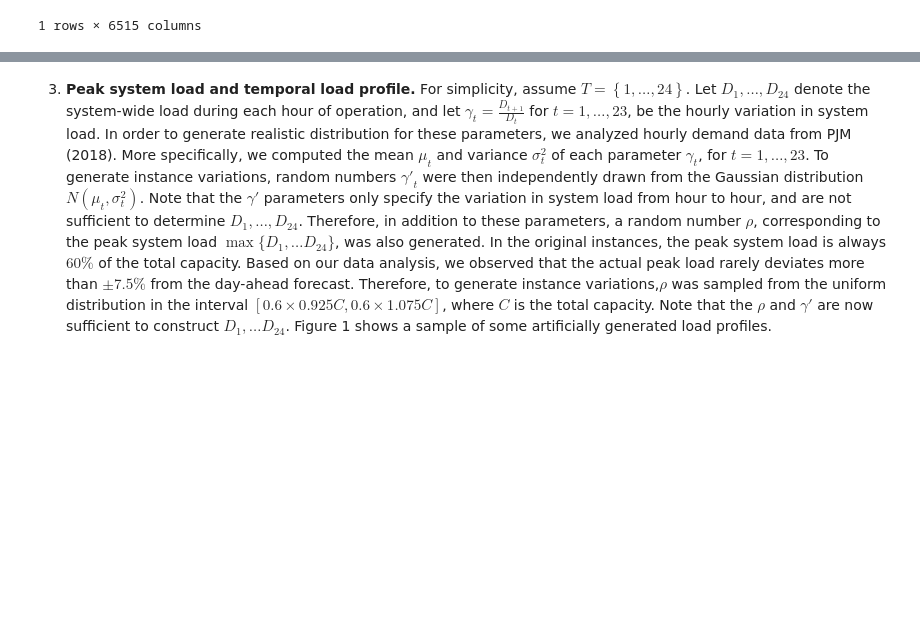
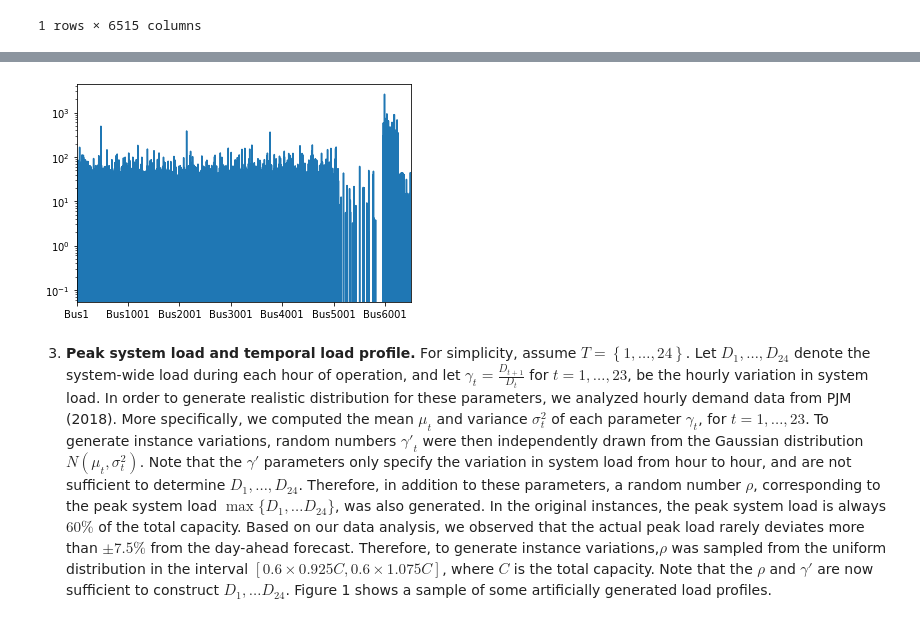
Before and after one commit to djinnome/Xavier2019, a Jupyter notebook: Xavier2019.ipynb, the cells around one changed output, grey strips where cells are left out. Saved outputs shown, nothing was run; the diff lists cells and outputs as text; code cells hidden in the pictures; blank space fills up the shorter version.

```diff
--- a/Xavier2019.ipynb
+++ b/Xavier2019.ipynb
@@ -313,3 +285,9 @@ matpower[case].load
+# %%
+geo_load[i].plot(legend=False)
+plt.yscale('log')
+plt.show()
+# %% [output]
+[figure, added]
 # %% [markdown]
 3. **Peak system load and temporal load profile.** For simplicity, assume $T=\left\{1,\ldots,24\right\}$. Let
 $D_1, \ldots ,D_{24}$ denote the system-wide load during each hour of operation, and let $\gamma_t=\frac{D_{t+1}}{D_t}$ for $t= 1,\ldots , 23$, be the hourly variation in system load. In order to generate realistic distribution for these parameters, we analyzed hourly demand data from PJM (2018). More specifically, we computed the mean $\mu_t$ and variance
```
Also changed, not shown: parts of 21 cells of this notebook, 19 other files.
